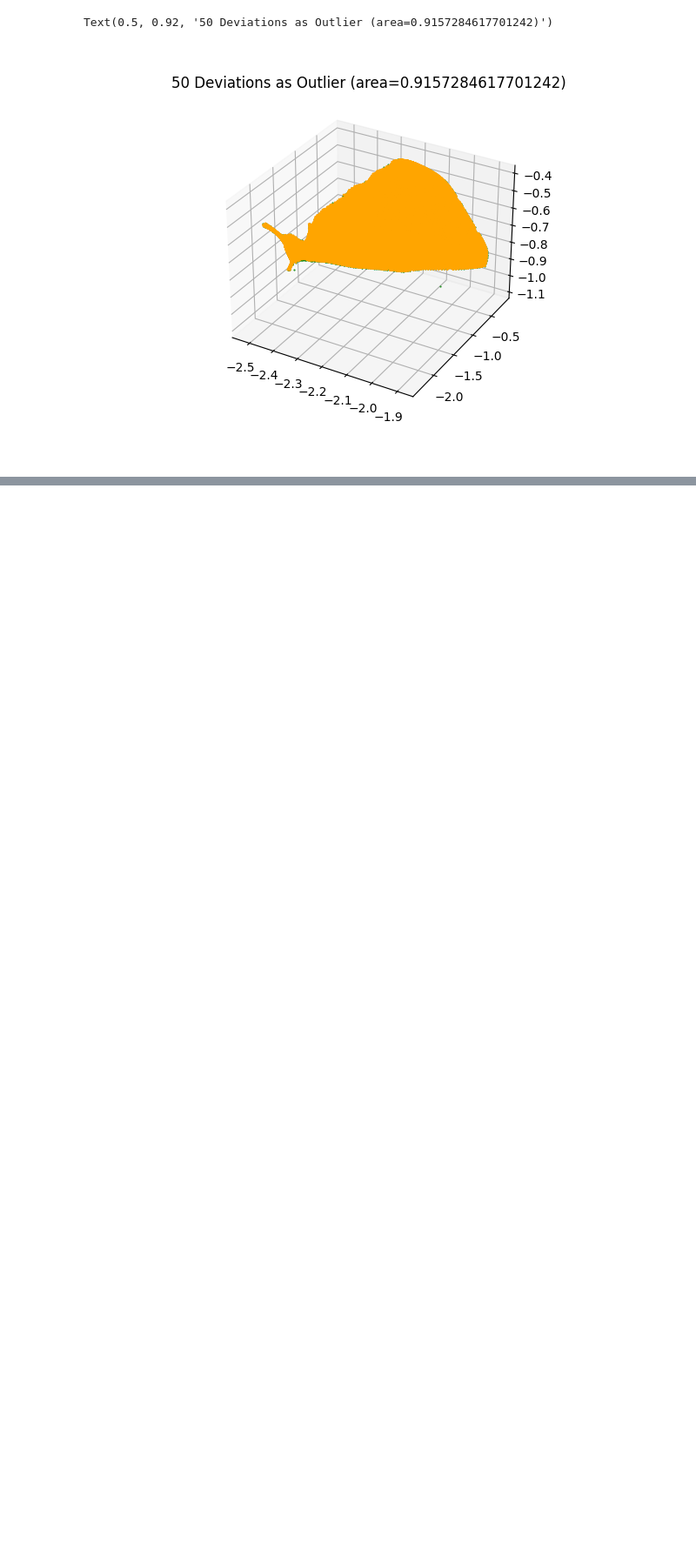
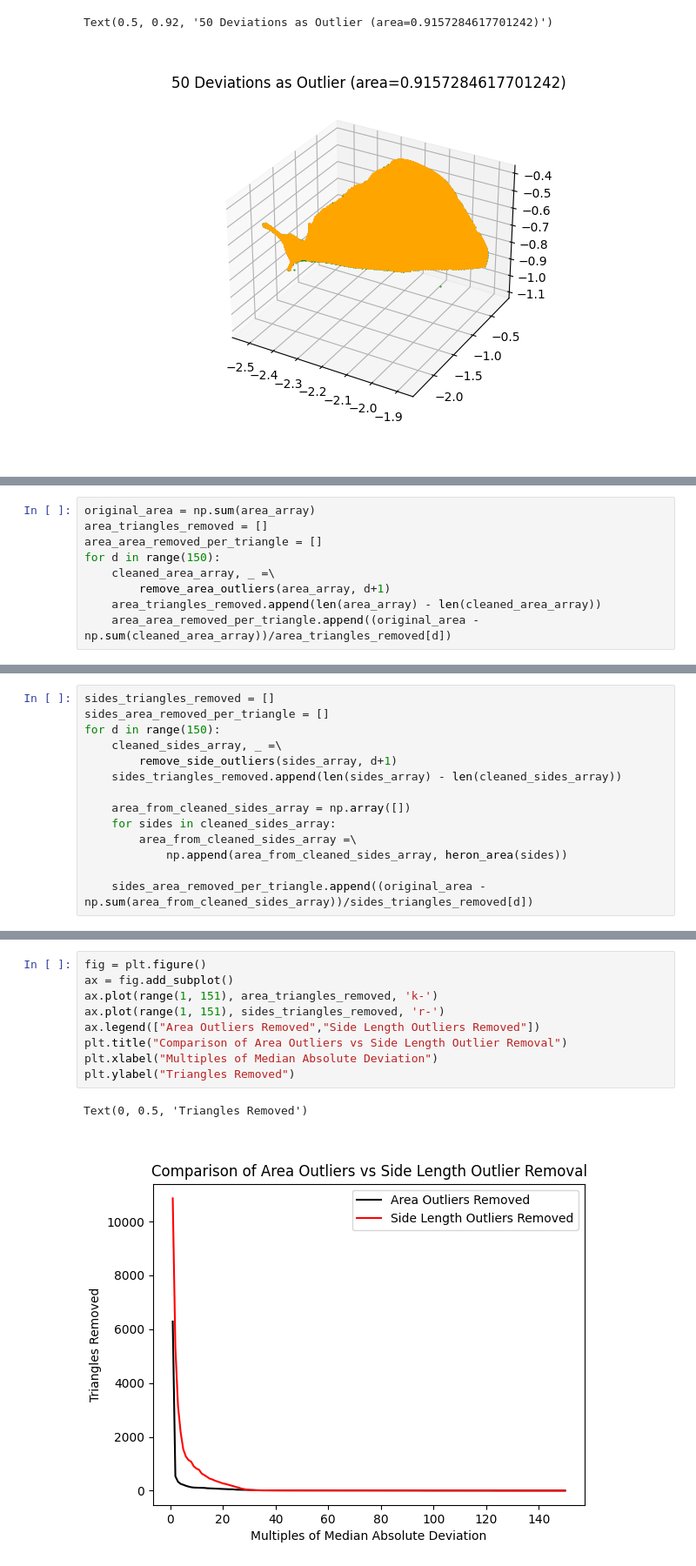
Before and after one commit to Nabizzle/Geodesic-Path-Finder, a Jupyter notebook: Code/Surface Area From Drawing.ipynb, the cells around one changed output, grey strips where cells are left out. Shown at 87% size. Drawn from its saved outputs; the diff is of its cells as text; blank space fills up the shorter version.

Commit message:
docs: Adds comparison figures of outlier methods

```diff
--- a/Code/Surface Area From Drawing.ipynb
+++ b/Code/Surface Area From Drawing.ipynb
@@ -470,0 +475,9 @@ Text(0.5, 0.92, '50 Deviations as Outlier (area=0.9157284617701242)')
+# %%
+original_area = np.sum(area_array)
+area_triangles_removed = []
+area_area_removed_per_triangle = []
+for d in range(150):
+    cleaned_area_array, _ =\
+        remove_area_outliers(area_array, d+1)
+    area_triangles_removed.append(len(area_array) - len(cleaned_area_array))
+    area_area_removed_per_triangle.append((original_area - np.sum(cleaned_area_array))/area_triangles_removed[d])
@@ -470,0 +486,14 @@ Text(0.5, 0.92, '50 Deviations as Outlier (area=0.9157284617701242)')
+# %%
+sides_triangles_removed = []
+sides_area_removed_per_triangle = []
+for d in range(150):
+    cleaned_sides_array, _ =\
+        remove_side_outliers(sides_array, d+1)
+    sides_triangles_removed.append(len(sides_array) - len(cleaned_sides_array))
+
+    area_from_cleaned_sides_array = np.array([])
+    for sides in cleaned_sides_array:
+        area_from_cleaned_sides_array =\
+            np.append(area_from_cleaned_sides_array, heron_area(sides))
+
+    sides_area_removed_per_triangle.append((original_area - np.sum(area_from_cleaned_sides_array))/sides_triangles_removed[d])
@@ -470,0 +502,12 @@ Text(0.5, 0.92, '50 Deviations as Outlier (area=0.9157284617701242)')
+# %%
+fig = plt.figure()
+ax = fig.add_subplot()
+ax.plot(range(1, 151), area_triangles_removed, 'k-')
+ax.plot(range(1, 151), sides_triangles_removed, 'r-')
+ax.legend(["Area Outliers Removed","Side Length Outliers Removed"])
+plt.title("Comparison of Area Outliers vs Side Length Outlier Removal")
+plt.xlabel("Multiples of Median Absolute Deviation")
+plt.ylabel("Triangles Removed")
+# %% [output]
+Text(0, 0.5, 'Triangles Removed')
+[figure, added]
```
Also changed, not shown: parts of 14 cells of this notebook.
